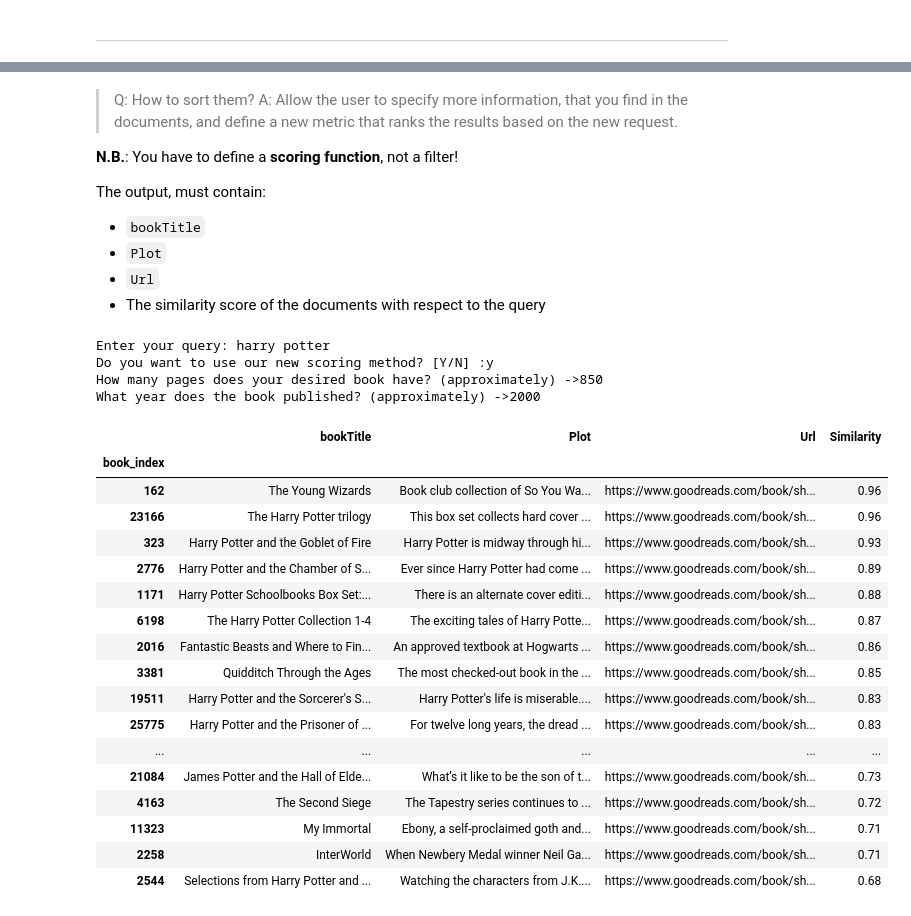
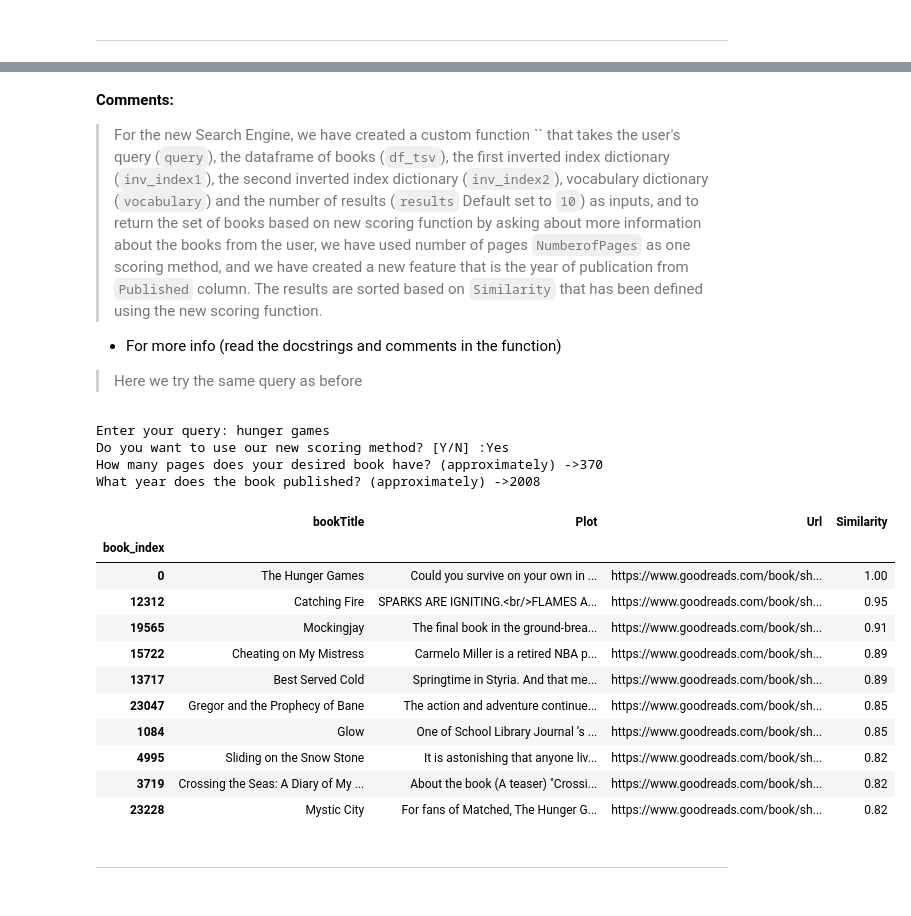
Before and after one commit to mehrzadjafari/ADM-HW3, a Jupyter notebook: ADM-HW3.ipynb, the cells around one changed output, grey strips where cells are left out. Cells and saved outputs as stored; diff of their text form; code cells hidden in the pictures.

```diff
--- a/ADM-HW3.ipynb
+++ b/ADM-HW3.ipynb
@@ -167,0 +209,4 @@ Create a file named `vocabulary`, in the format you prefer, that maps each word
+# %%
+# Creating the inverted index and vocabulary dictionaries
+
+inv_index1, vocabulary, processed_docs = functions.create_dictionary_plot(df_tsv, export_pickle = True)
@@ -168,10 +215,4 @@ Create a file named `vocabulary`, in the format you prefer, that maps each word
 # %%
-# Creating the inverted index and vocabulary dictionaries
-'''
-inv_index1, vocabulary, processed_docs = functions.create_dictionary_plot(df_tsv, export_json = True)
-
-''';
-
 # Loading the saved dictionaries
 with open("files/dict_file", "rb") as input_file:
     inv_index1 = pickle.load(input_file)
@@ -232,0 +301,4 @@ To solve this task, you will have to use the tfIdf score, and the Cosine similar
+# %%
+inv_index2 = functions.create_invert_index2(len(df_tsv), inv_index1, processed_docs, export_pickle = True)
+
+dictSimilarity = functions.create_similarity_dictionary(inv_index2, export_pickle = True)
@@ -233,11 +307,4 @@ To solve this task, you will have to use the tfIdf score, and the Cosine similar
 # %%
-'''
-inv_index2 = functions.create_invert_index2(len(df_tsv), inv_index1, processed_docs)
-dictSimilarity = functions.create_similarity_dictionary(inv_index2)
-
-''';
-
-
 with open("files/dictsim_file", "rb") as input_file:
     dictSimilarity = pickle.load(input_file)
     input_file.close
@@ -297,38 +385,31 @@ Once you have the documents, you need to sort them according to your new score.
-# %% [markdown]
->Q: How to sort them? A: Allow the user to specify more information, that you find in the documents, and define a new metric that ranks the results based on the new request.
-
-**N.B.**: You have to define a **scoring function**, not a filter!
-
-
-The output, must contain:
-
-* `bookTitle`
-* `Plot`
-* `Url`
-* The similarity score of the documents with respect to the query
+# %% [markdown]
+**Comments:**
+
+> For the new Search Engine, we have created a custom function `` that takes the user's query (`query`), the dataframe of books (`df_tsv`), the first inverted index dictionary (`inv_index1`), the second inverted index dictionary (`inv_index2`), vocabulary dictionary (`vocabulary`) and the number of results (`results` Default set to `10`) as inputs, and to return the set of books based on new scoring function by asking about more information about the books from the user, we have used number of pages `NumberofPages` as one scoring method, and we have created a new feature that is the year of publication from `Published` column. The results are sorted based on `Similarity` that has been defined using the new scoring function.
+
+
+* For more info (read the docstrings and comments in the function)
+
+> Here we try the same query as before
 # %%
 query = input("Enter your query: ")
-functions.Search_Engine_NewScore(query, df_tsv, inv_index1, inv_index2, vocabulary, results= 20)
+functions.Search_Engine_NewScore(query, df_tsv, inv_index1, inv_index2, vocabulary, results= 10)
 # %% [output]
-Enter your query: harry potter
-Do you want to use our new scoring method? [Y/N] :y
-How many pages does your desired book have? (approximately) ->850
-What year does the book published? (approximately) ->2000
+Enter your query: hunger games
+Do you want to use our new scoring method? [Y/N] :Yes
+How many pages does your desired book have? (approximately) ->370
+What year does the book published? (approximately) ->2008
 |  | bookTitle | Plot | Url | Similarity |
 | book_index |  |  |  |  |
-| 162 | The Young Wizards | Book club collection of So You Wa... | https://www.goodreads.com/book/sh... | 0.96 |
-| 23166 | The Harry Potter trilogy | This box set collects hard cover ... | https://www.goodreads.com/book/sh... | 0.96 |
-| 323 | Harry Potter and the Goblet of Fire | Harry Potter is midway through hi... | https://www.goodreads.com/book/sh... | 0.93 |
-| 2776 | Harry Potter and the Chamber of S... | Ever since Harry Potter had come ... | https://www.goodreads.com/book/sh... | 0.89 |
-| 1171 | Harry Potter Schoolbooks Box Set:... | There is an alternate cover editi... | https://www.goodreads.com/book/sh... | 0.88 |
-| 6198 | The Harry Potter Collection 1-4 | The exciting tales of Harry Potte... | https://www.goodreads.com/book/sh... | 0.87 |
-| 2016 | Fantastic Beasts and Where to Fin... | An approved textbook at Hogwarts ... | https://www.goodreads.com/book/sh... | 0.86 |
-| 3381 | Quidditch Through the Ages | The most checked-out book in the ... | https://www.goodreads.com/book/sh... | 0.85 |
-| 19511 | Harry Potter and the Sorcerer's S... | Harry Potter's life is miserable.... | https://www.goodreads.com/book/sh... | 0.83 |
-| 25775 | Harry Potter and the Prisoner of ... | For twelve long years, the dread ... | https://www.goodreads.com/book/sh... | 0.83 |
-| ... | ... | ... | ... | ... |
-| 21084 | James Potter and the Hall of Elde... | What’s it like to be the son of t... | https://www.goodreads.com/book/sh... | 0.73 |
-| 4163 | The Second Siege | The Tapestry series continues to ... | https://www.goodreads.com/book/sh... | 0.72 |
-| 11323 | My Immortal | Ebony, a self-proclaimed goth and... | https://www.goodreads.com/book/sh... | 0.71 |
-| 2258 | InterWorld | When Newbery Medal winner Neil Ga... | https://www.goodreads.com/book/sh... | 0.71 |
-| 2544 | Selections from Harry Potter and ... | Watching the characters from J.K.... | https://www.goodreads.com/book/sh... | 0.68 |
+| 0 | The Hunger Games | Could you survive on your own in ... | https://www.goodreads.com/book/sh... | 1.00 |
+| 12312 | Catching Fire | SPARKS ARE IGNITING.<br/>FLAMES A... | https://www.goodreads.com/book/sh... | 0.95 |
+| 19565 | Mockingjay | The final book in the ground-brea... | https://www.goodreads.com/book/sh... | 0.91 |
+| 15722 | Cheating on My Mistress | Carmelo Miller is a retired NBA p... | https://www.goodreads.com/book/sh... | 0.89 |
+| 13717 | Best Served Cold | Springtime in Styria. And that me... | https://www.goodreads.com/book/sh... | 0.89 |
+| 23047 | Gregor and the Prophecy of Bane | The action and adventure continue... | https://www.goodreads.com/book/sh... | 0.85 |
+| 1084 | Glow | One of School Library Journal ’s ... | https://www.goodreads.com/book/sh... | 0.85 |
+| 4995 | Sliding on the Snow Stone | It is astonishing that anyone liv... | https://www.goodreads.com/book/sh... | 0.82 |
+| 3719 | Crossing the Seas: A Diary of My ... | About the book (A teaser) "Crossi... | https://www.goodreads.com/book/sh... | 0.82 |
+| 23228 | Mystic City | For fans of Matched, The Hunger G... | https://www.goodreads.com/book/sh... | 0.82 |
+# %% [markdown]
+------------
```
Also changed, not shown: parts of 53 cells of this notebook, 2 other files.
